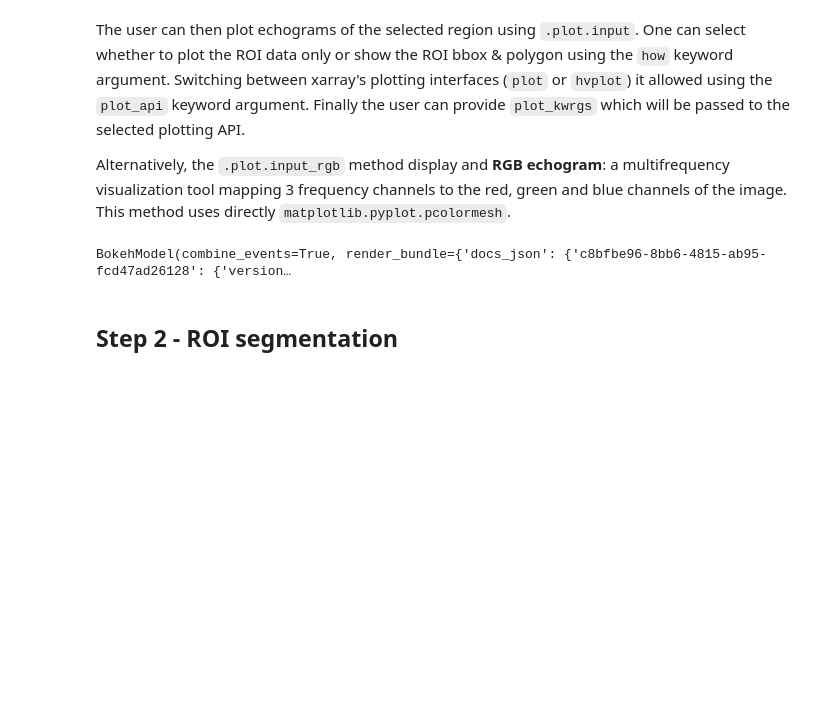
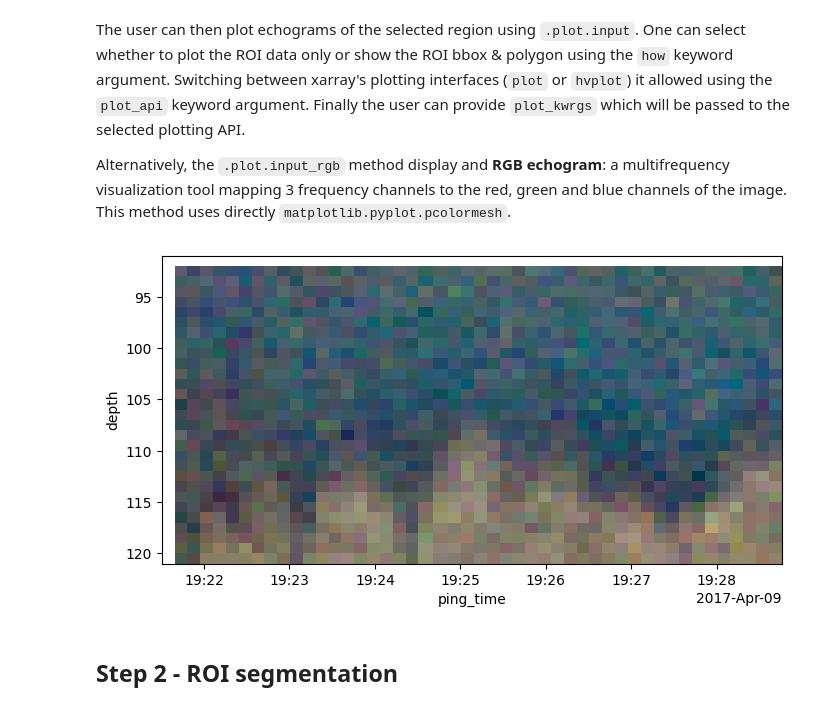
Before and after one commit to gaspardringuenet/escore-python, a Jupyter notebook: notebooks/echotypes_segmentation.ipynb, the cells around one changed output. Cells and saved outputs as stored; diff of their text form; code cells hidden in the pictures; blank space fills up the shorter version.

```diff
--- a/notebooks/echotypes_segmentation.ipynb
+++ b/notebooks/echotypes_segmentation.ipynb
@@ -94,9 +99,9 @@ The user can then plot echograms of the selected region using `.plot.input`. One
 
 Alternatively, the `.plot.input_rgb` method display and **RGB echogram**: a multifrequency visualization tool mapping 3 frequency channels to the red, green and blue channels of the image. This method uses directly `matplotlib.pyplot.pcolormesh`.
 # %%
-workflow.plot.input() # alternatively use .plot.input_rgb()
+workflow.plot.input_rgb(how='exact') # alternatively use .plot.input()
 # %% [output]
-BokehModel(combine_events=True, render_bundle={'docs_json': {'c8bfbe96-8bb6-4815-ab95-fcd47ad26128': {'version…
+[figure, added]
 # %% [markdown]
 ## Step 2 - ROI segmentation
 # %% [markdown]
```
Also changed, not shown: parts of 16 cells of this notebook, 4 other files.
